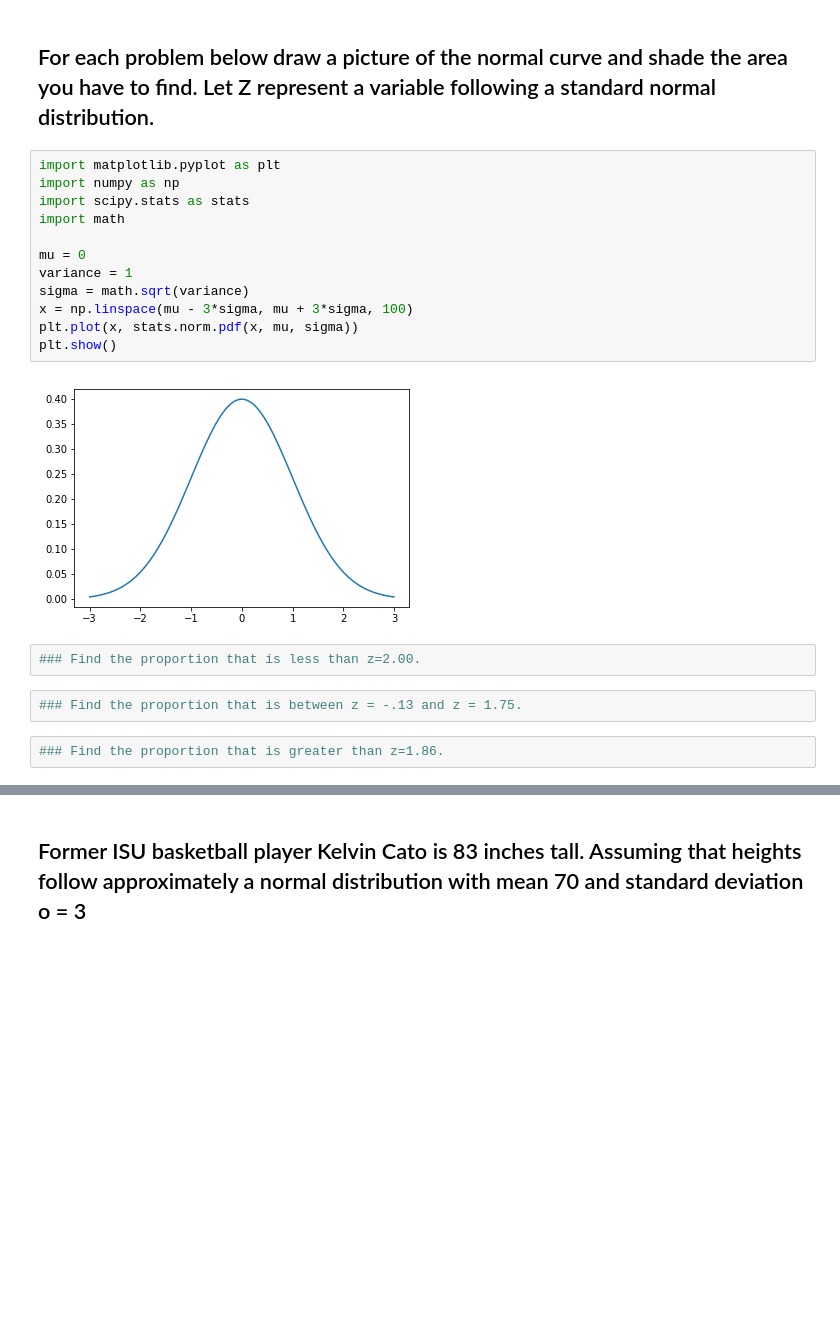
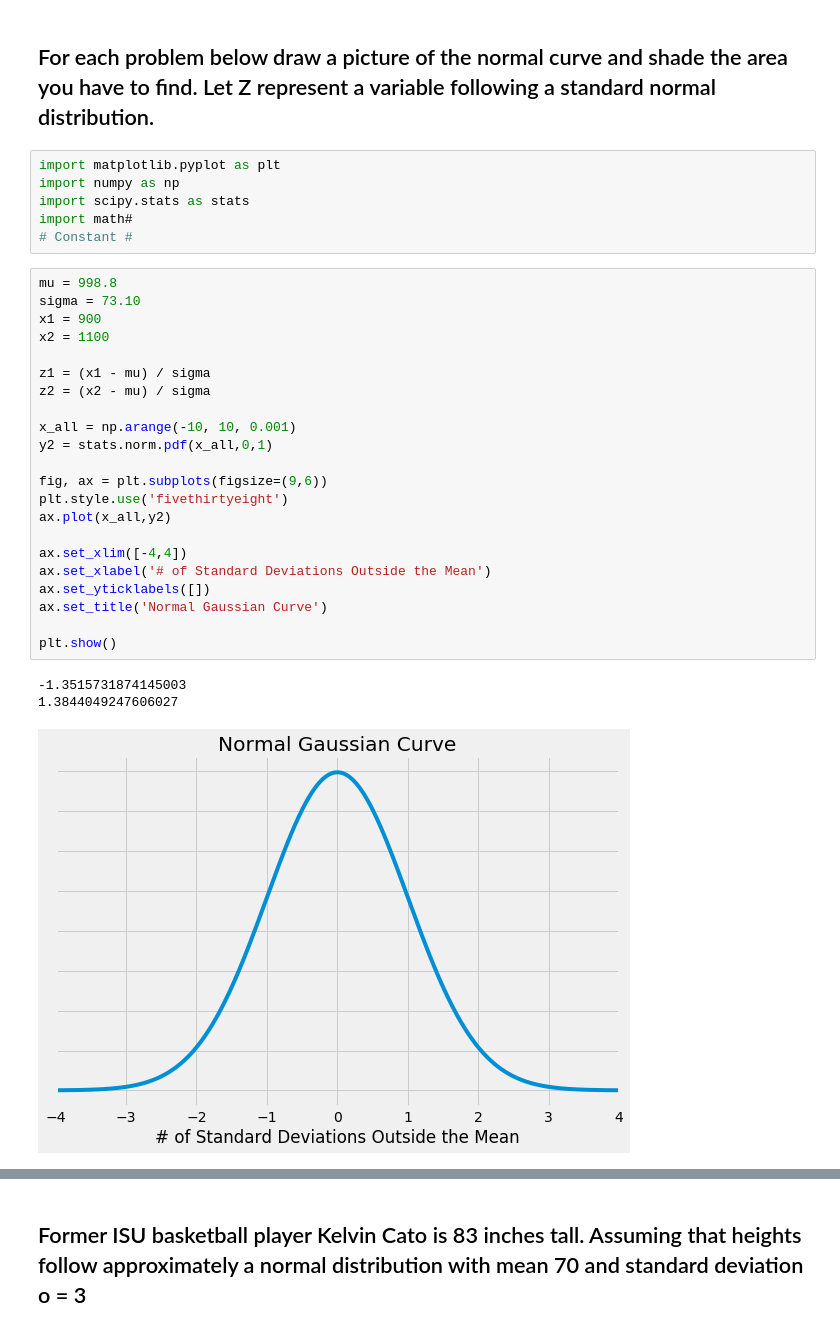
Before and after one commit to Mintri1199/Quantitative-Literacy, a Jupyter notebook: Distribution_Worksheet.ipynb, the cells around one changed output, grey strips where cells are left out. Saved outputs shown, nothing was run; the diff lists cells and outputs as text; blank space fills up the shorter version.

```diff
--- a/Distribution_Worksheet.ipynb
+++ b/Distribution_Worksheet.ipynb
@@ -4,19 +4,31 @@
 import matplotlib.pyplot as plt
 import numpy as np
 import scipy.stats as stats
-import math
-
-mu = 0
-variance = 1
-sigma = math.sqrt(variance)
-x = np.linspace(mu - 3*sigma, mu + 3*sigma, 100)
-plt.plot(x, stats.norm.pdf(x, mu, sigma))
-plt.show()
+import math#
+# Constant #
-# %% [output]
-[figure, removed]
-# %%
-### Find the proportion that is less than z=2.00.
-# %%
-### Find the proportion that is between z = -.13 and z = 1.75.
-# %%
-### Find the proportion that is greater than z=1.86.
+# %%
+mu = 998.8
+sigma = 73.10
+x1 = 900
+x2 = 1100
+
+z1 = (x1 - mu) / sigma
+z2 = (x2 - mu) / sigma
+
+x_all = np.arange(-10, 10, 0.001)
+y2 = stats.norm.pdf(x_all,0,1)
+
+fig, ax = plt.subplots(figsize=(9,6))
+plt.style.use('fivethirtyeight')
+ax.plot(x_all,y2)
+
+ax.set_xlim([-4,4])
+ax.set_xlabel('# of Standard Deviations Outside the Mean')
+ax.set_yticklabels([])
+ax.set_title('Normal Gaussian Curve')
+
+plt.show()
+# %% [output]
+-1.3515731874145003
+1.3844049247606027
+[figure, added]
```
Also changed, not shown: parts of 21 cells of this notebook.
